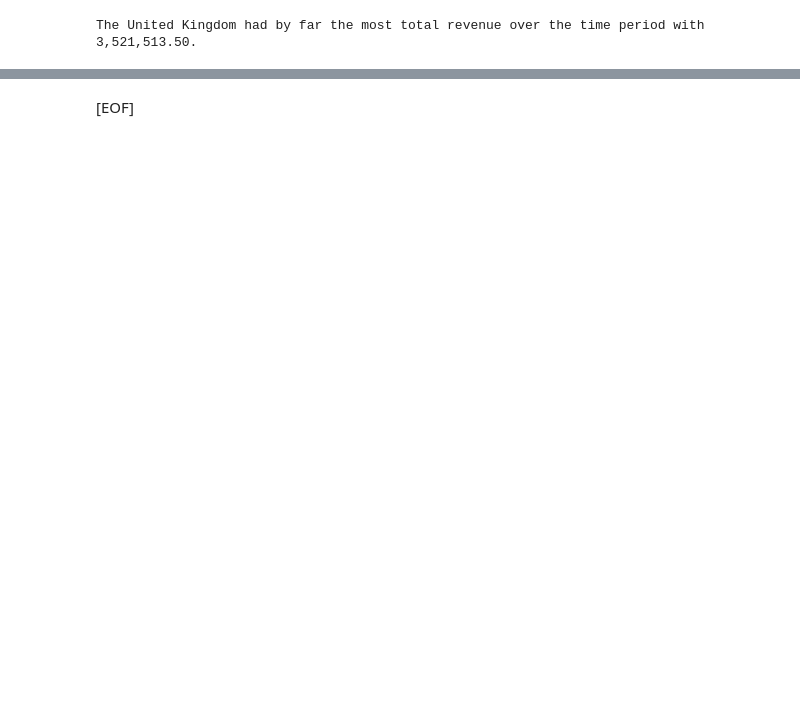
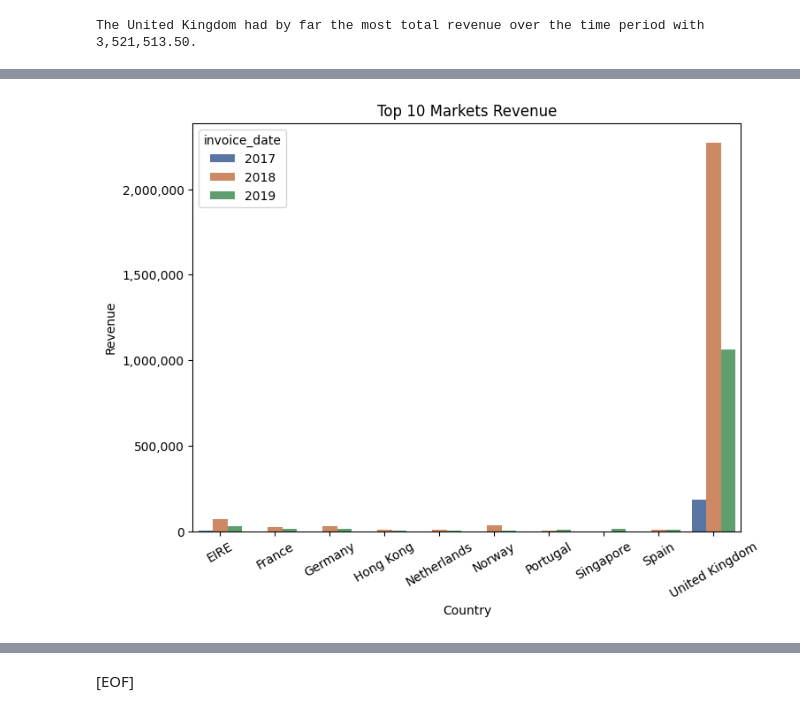
Before and after one commit to 6760525/ibm, a Jupyter notebook: capstone_part_1.ipynb, the cells around one changed output, grey strips where cells are left out. Saved outputs shown, nothing was run; the diff lists cells and outputs as text; code cells hidden in the pictures; blank space fills up the shorter version.

```diff
--- a/capstone_part_1.ipynb
+++ b/capstone_part_1.ipynb
@@ -95,0 +219,7 @@ The United Kingdom had by far the most total revenue over the time period with 3
+# %%
+# Charts presets
+
+if not os.path.exists(IMAGE_DIR):
+    os.makedirs(IMAGE_DIR)
+
+palette = sns.color_palette("deep")
@@ -95,0 +264,22 @@ The United Kingdom had by far the most total revenue over the time period with 3
+# %%
+## Top 10 Markets Revenue
+
+fig, ax = plt.subplots(figsize=(8,6))
+
+data = df[df['country'].isin(top)][['invoice_date', 'country', 'price']].copy().rename(columns={'price': 'revenue'})
+data['invoice_date'] = data['invoice_date'].dt.year
+
+data = data.groupby(['country','invoice_date'])['revenue'].sum().reset_index()
+
+sns.barplot(x='country', y='revenue', hue='invoice_date', data=data, ax=ax, palette=palette[:3])
+
+
+ax.set_title('Top 10 Markets Revenue')
+ax.set_xlabel('Country')
+ax.set_ylabel('Revenue')
+ax.get_yaxis().set_major_formatter(ticker.FuncFormatter(lambda x, p: format(int(x), ',')))
+plt.xticks(rotation=30)
+plt.savefig(os.path.join(IMAGE_DIR, "annual_revenue.png"), format='png', dpi=300)
+plt.show();
+# %% [output]
+[figure, added]
```
Also changed, not shown: parts of 25 cells of this notebook, 15 other files.
